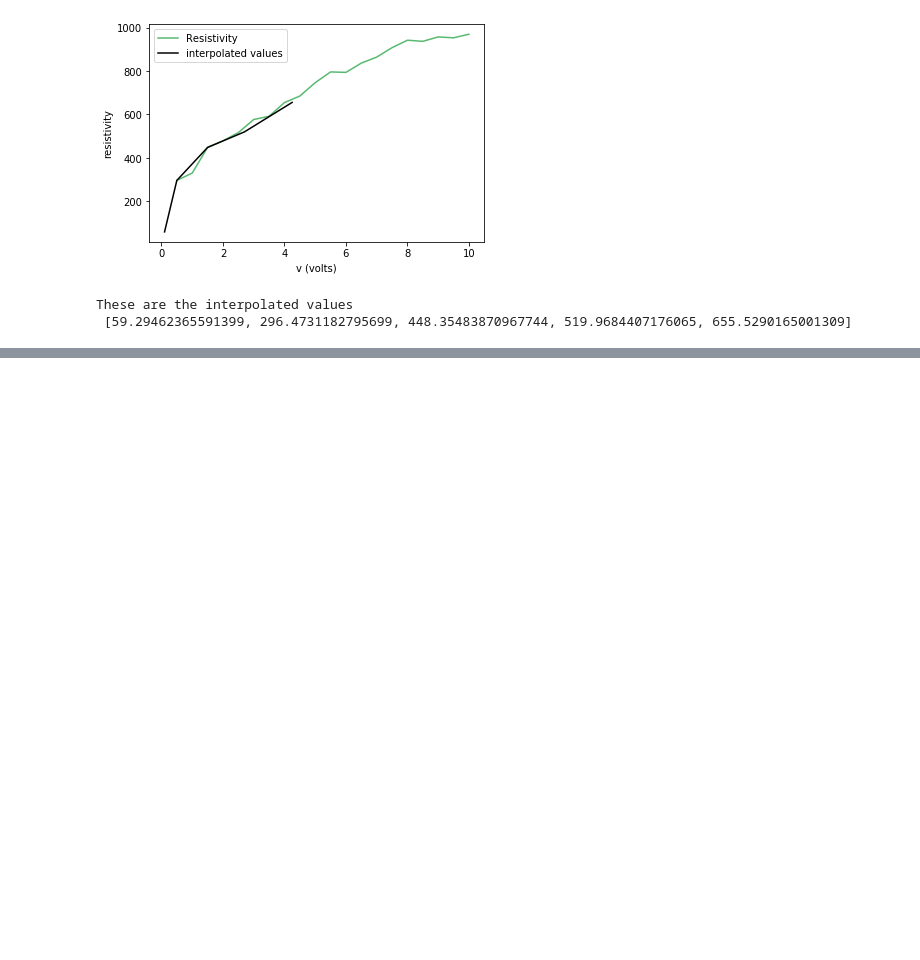
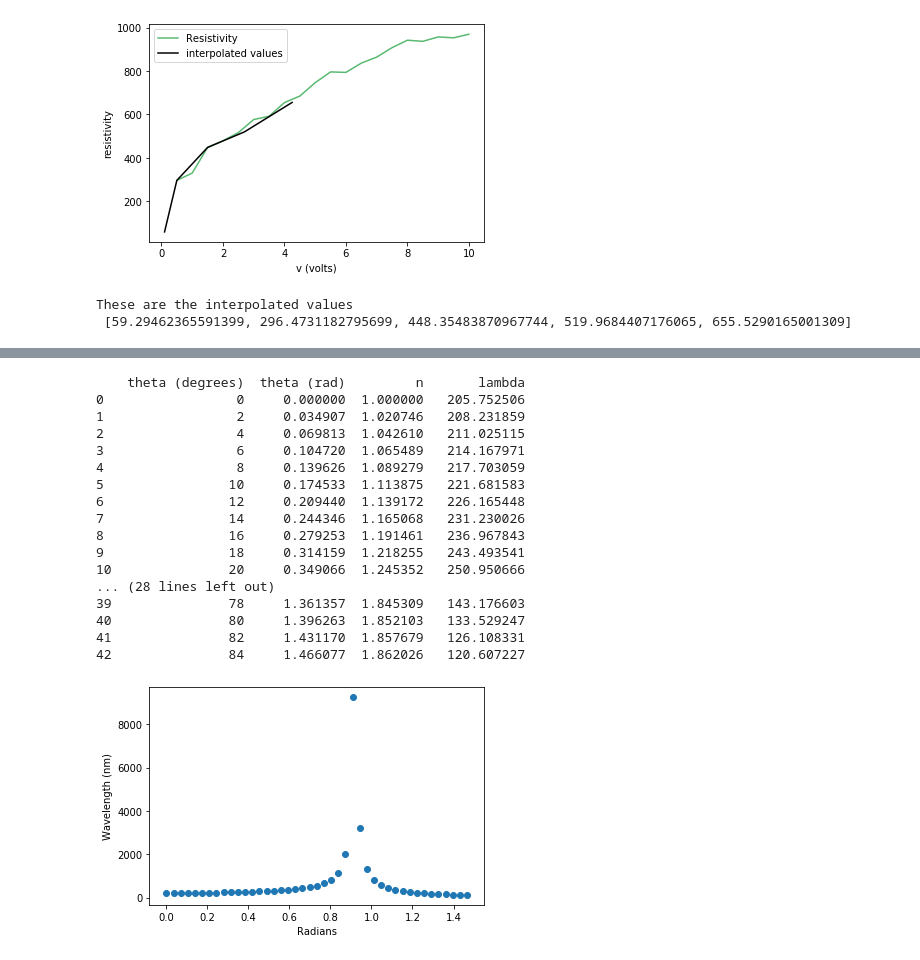
Before and after one commit to BriefCud/PRA1500-Tools-for-Practical_Physics, a Jupyter notebook: Week 3/Calibration Curves and Transformation of Variables.ipynb, the cells around one changed output, grey strips where cells are left out. Saved outputs shown, nothing was run; the diff lists cells and outputs as text; code cells hidden in the pictures; blank space fills up the shorter version.

```diff
--- a/Week 3/Calibration Curves and Transformation of Variables.ipynb
+++ b/Week 3/Calibration Curves and Transformation of Variables.ipynb
@@ -317,0 +311,46 @@ plt.show()
+# %%
+### Create an array of angles in steps of two from 0 to 85 degrees
+pi = np.pi
+theta = np.arange(0,85,2)
+### Converting the degrees to radians
+rad = np.arange(0,(85*pi)/180,(2*pi)/180)
+n = np.empty(len(rad))
+for i in range(len(rad)):
+    ### Calculate refractive index
+    n[i] = (R_I(rad[i]))
+
+### Calculate the wavelength for the given values of theta
+w = np.empty(len(n))
+for i in range(len(n)):
+    ### Taking the absolute of the wavelength as it only has magnitude.
+    w[i] = abs(lamda(n[i],c[0],c[1],c[2],c[3],c[4]))
+
+d = {'theta (degrees)': theta,'theta (rad)': rad,'n': n,'lambda': w}
+df = pd.DataFrame(data=d)
+
+print()
+print(df)
+
+plt.scatter(rad,w)
+plt.xlabel("Radians")
+plt.ylabel("Wavelength (nm)")
+plt.show()
+# %% [output]
+    theta (degrees)  theta (rad)         n       lambda
+0                 0     0.000000  1.000000   205.752506
+1                 2     0.034907  1.020746   208.231859
+2                 4     0.069813  1.042610   211.025115
+3                 6     0.104720  1.065489   214.167971
+4                 8     0.139626  1.089279   217.703059
+5                10     0.174533  1.113875   221.681583
+6                12     0.209440  1.139172   226.165448
+7                14     0.244346  1.165068   231.230026
+8                16     0.279253  1.191461   236.967843
+9                18     0.314159  1.218255   243.493541
+10               20     0.349066  1.245352   250.950666
+... (28 lines left out)
+39               78     1.361357  1.845309   143.176603
+40               80     1.396263  1.852103   133.529247
+41               82     1.431170  1.857679   126.108331
+42               84     1.466077  1.862026   120.607227
+[figure, added]
```
Also changed, not shown: parts of 11 cells of this notebook.
